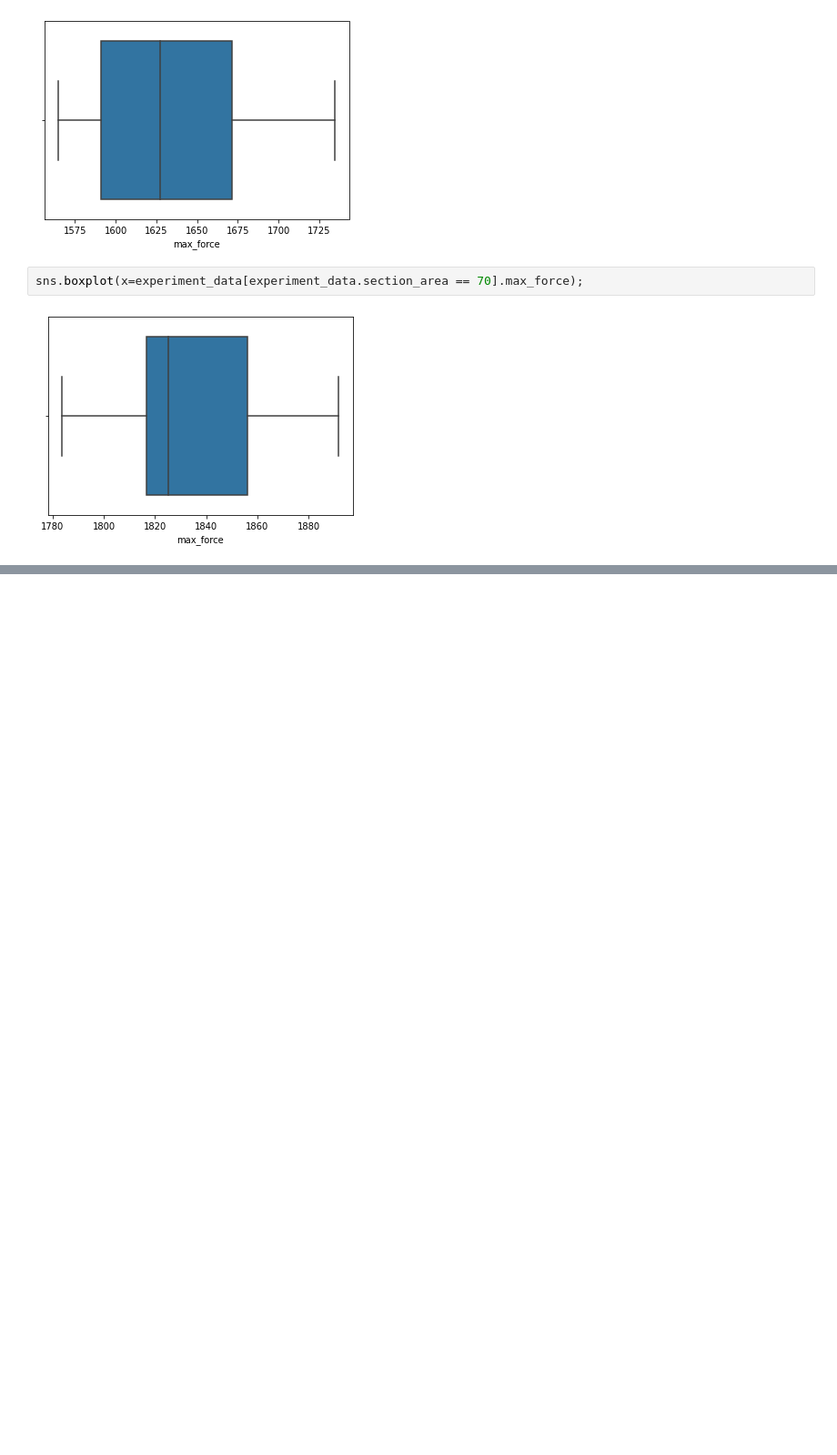
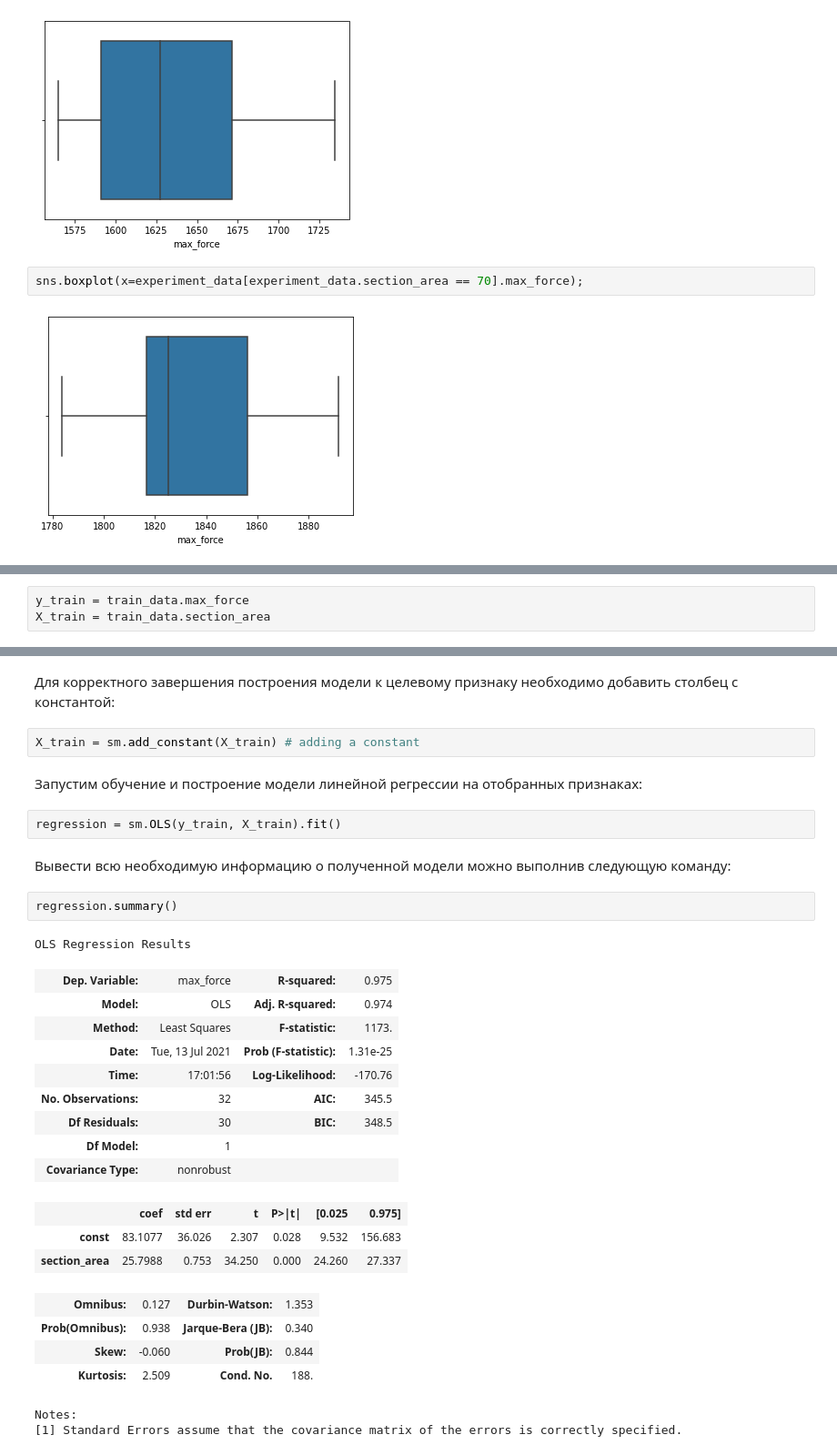
Before and after one commit to gruzdev-as/Polymer_experiment, a Jupyter notebook: Article.ipynb, the cells around one changed output, grey strips where cells are left out. Shown: that part at 91% size. Cells and saved outputs as stored; diff of their text form; blank space fills up the shorter version.

Commit message:
Cleaned some trash + wrote a model

```diff
--- a/Article.ipynb
+++ b/Article.ipynb
@@ -146,0 +193,3 @@ sns.boxplot(x=experiment_data[experiment_data.section_area == 70].max_force);
+# %%
+y_train = train_data.max_force
+X_train = train_data.section_area
@@ -146,0 +240,32 @@ sns.boxplot(x=experiment_data[experiment_data.section_area == 70].max_force);
+# %% [markdown]
+Для корректного завершения построения модели к целевому признаку необходимо добавить столбец с константой:
+# %%
+X_train = sm.add_constant(X_train) # adding a constant
+# %% [markdown]
+Запустим обучение и построение модели линейной регрессии на отобранных признаках:
+# %%
+regression = sm.OLS(y_train, X_train).fit()
+# %% [markdown]
+Вывести всю необходимую информацию о полученной модели можно выполнив следующую команду:
+# %%
+regression.summary()
+# %% [output]
+OLS Regression Results
+| Dep. Variable: | max_force | R-squared: | 0.975 |
+| Model: | OLS | Adj. R-squared: | 0.974 |
+| Method: | Least Squares | F-statistic: | 1173. |
+| Date: | Tue, 13 Jul 2021 | Prob (F-statistic): | 1.31e-25 |
+| Time: | 17:01:56 | Log-Likelihood: | -170.76 |
+| No. Observations: | 32 | AIC: | 345.5 |
+| Df Residuals: | 30 | BIC: | 348.5 |
+| Df Model: | 1 |  |  |
+| Covariance Type: | nonrobust |  |  |
+|  | coef | std err | t | P>|t| | [0.025 | 0.975] |
+| const | 83.1077 | 36.026 | 2.307 | 0.028 | 9.532 | 156.683 |
+| section_area | 25.7988 | 0.753 | 34.250 | 0.000 | 24.260 | 27.337 |
+| Omnibus: | 0.127 | Durbin-Watson: | 1.353 |
+| Prob(Omnibus): | 0.938 | Jarque-Bera (JB): | 0.340 |
+| Skew: | -0.060 | Prob(JB): | 0.844 |
+| Kurtosis: | 2.509 | Cond. No. | 188. |
+Notes:
+[1] Standard Errors assume that the covariance matrix of the errors is correctly specified.
```
Also changed, not shown: parts of 11 cells of this notebook, 4 other files.
